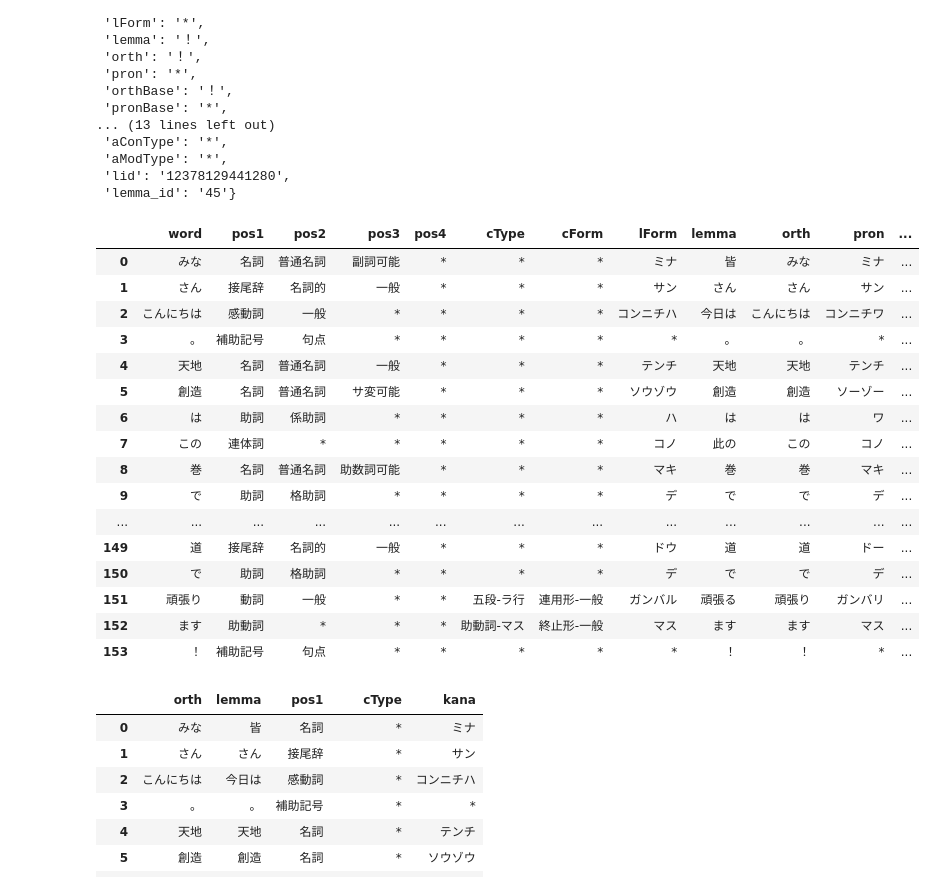
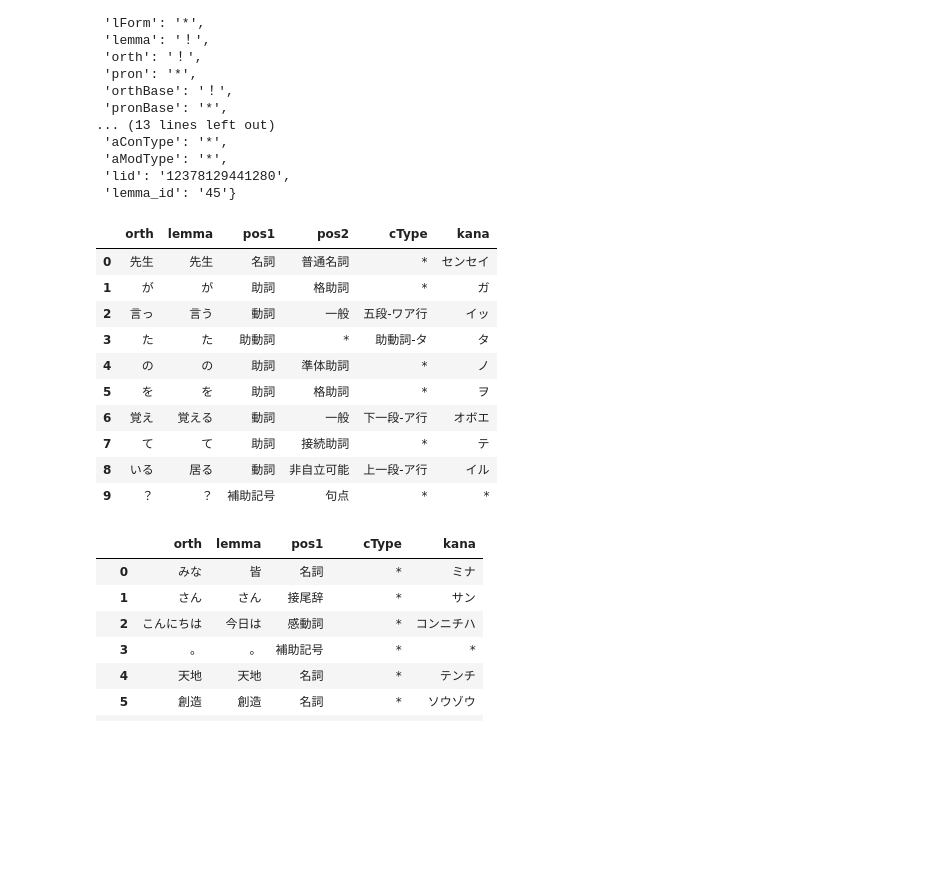
Before and after one commit to mrlovre/japp, a Jupyter notebook: extractor.ipynb, the cells around one changed output. Cells and saved outputs as stored; diff of their text form; code cells hidden in the pictures; blank space fills up the shorter version.

```diff
--- a/extractor.ipynb
+++ b/extractor.ipynb
@@ -72,26 +75,20 @@ token.feature._asdict()
  'lemma_id': '45'}
 # %%
 data = pd.concat([pd.DataFrame.from_dict({"word": str(token), **token.feature._asdict()}, orient="index").T
-                  for token in tokens]).reset_index(drop=True)
+                  for token in tagger("先生が言ったのを覚えている？")]).reset_index(drop=True)[["orth", "lemma", "pos1", "pos2", "cType", "kana"]]
 data
 # %% [output]
-|  | word | pos1 | pos2 | pos3 | pos4 | cType | cForm | lForm | lemma | orth | pron | ... |
-| 0 | みな | 名詞 | 普通名詞 | 副詞可能 | * | * | * | ミナ | 皆 | みな | ミナ | ... |
-| 1 | さん | 接尾辞 | 名詞的 | 一般 | * | * | * | サン | さん | さん | サン | ... |
-| 2 | こんにちは | 感動詞 | 一般 | * | * | * | * | コンニチハ | 今日は | こんにちは | コンニチワ | ... |
-| 3 | 。 | 補助記号 | 句点 | * | * | * | * | * | 。 | 。 | * | ... |
-| 4 | 天地 | 名詞 | 普通名詞 | 一般 | * | * | * | テンチ | 天地 | 天地 | テンチ | ... |
-| 5 | 創造 | 名詞 | 普通名詞 | サ変可能 | * | * | * | ソウゾウ | 創造 | 創造 | ソーゾー | ... |
-| 6 | は | 助詞 | 係助詞 | * | * | * | * | ハ | は | は | ワ | ... |
-| 7 | この | 連体詞 | * | * | * | * | * | コノ | 此の | この | コノ | ... |
-| 8 | 巻 | 名詞 | 普通名詞 | 助数詞可能 | * | * | * | マキ | 巻 | 巻 | マキ | ... |
-| 9 | で | 助詞 | 格助詞 | * | * | * | * | デ | で | で | デ | ... |
-| ... | ... | ... | ... | ... | ... | ... | ... | ... | ... | ... | ... | ... |
-| 149 | 道 | 接尾辞 | 名詞的 | 一般 | * | * | * | ドウ | 道 | 道 | ドー | ... |
-| 150 | で | 助詞 | 格助詞 | * | * | * | * | デ | で | で | デ | ... |
-| 151 | 頑張り | 動詞 | 一般 | * | * | 五段-ラ行 | 連用形-一般 | ガンバル | 頑張る | 頑張り | ガンバリ | ... |
-| 152 | ます | 助動詞 | * | * | * | 助動詞-マス | 終止形-一般 | マス | ます | ます | マス | ... |
-| 153 | ！ | 補助記号 | 句点 | * | * | * | * | * | ！ | ！ | * | ... |
+|  | orth | lemma | pos1 | pos2 | cType | kana |
+| 0 | 先生 | 先生 | 名詞 | 普通名詞 | * | センセイ |
+| 1 | が | が | 助詞 | 格助詞 | * | ガ |
+| 2 | 言っ | 言う | 動詞 | 一般 | 五段-ワア行 | イッ |
+| 3 | た | た | 助動詞 | * | 助動詞-タ | タ |
+| 4 | の | の | 助詞 | 準体助詞 | * | ノ |
+| 5 | を | を | 助詞 | 格助詞 | * | ヲ |
+| 6 | 覚え | 覚える | 動詞 | 一般 | 下一段-ア行 | オボエ |
+| 7 | て | て | 助詞 | 接続助詞 | * | テ |
+| 8 | いる | 居る | 動詞 | 非自立可能 | 上一段-ア行 | イル |
+| 9 | ？ | ？ | 補助記号 | 句点 | * | * |
 # %%
 attr = ["orth", "lemma", "pos1", "cType", "kana"]
 # %%
```
Also changed, not shown: parts of 1 cell of this notebook, 33 other files.
